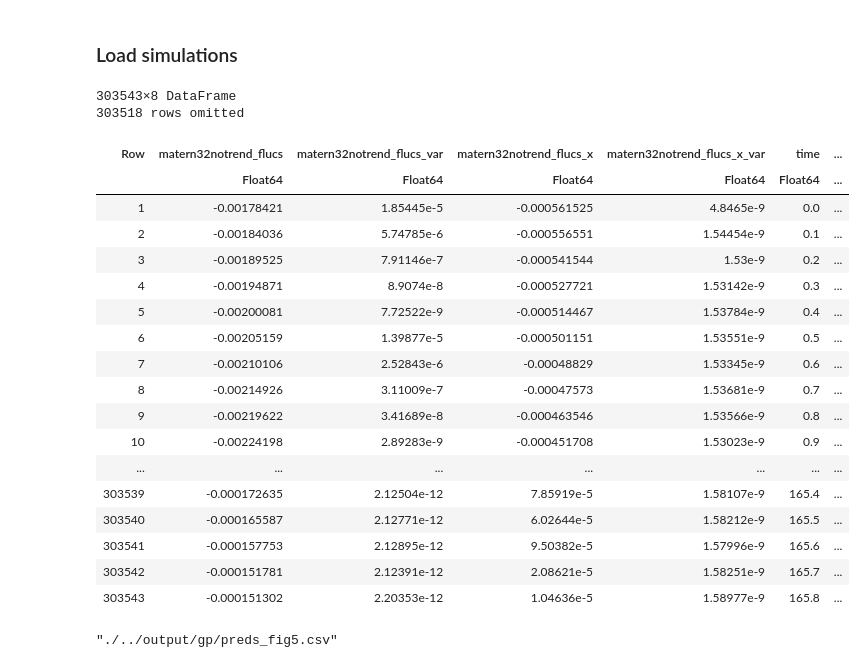
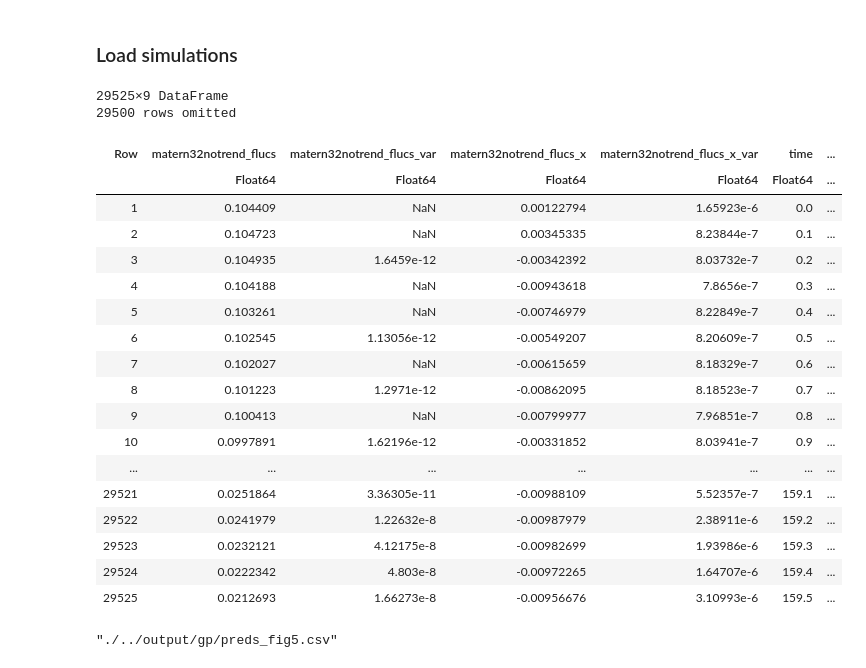
Before and after one commit to elevien/L1210, a Jupyter notebook: notebooks/PAPER_FIG5-msd.ipynb, the cells around one changed output. Drawn from its saved outputs; the diff is of its cells as text; code cells hidden in the pictures.

```diff
--- a/notebooks/PAPER_FIG5-msd.ipynb
+++ b/notebooks/PAPER_FIG5-msd.ipynb
@@ -40,32 +40,32 @@ lineages = unique(data_gp.lineage);
 # %% [markdown]
 ### Load simulations
 # %%
-sims = CSV.read("./../output/sims_models.csv",DataFrame);
-sims_gp = CSV.read("./../output/gp/sims_fig5/preds.csv",DataFrame);
-τ_range = unique(sims.τ);
+sims = CSV.read("./../output/sims_OUfit.csv",DataFrame);
+sims_gp = CSV.read("./../output/gp/sims/preds.csv",DataFrame);
+#τ_range = unique(sims.τ);
 ϕ_range = unique(sims.ϕ);
 sort!(sims_gp,:lineage)
 # %% [output]
-303543×8 DataFrame
-303518 rows omitted
+29525×9 DataFrame
+29500 rows omitted
 | Row | matern32notrend_flucs | matern32notrend_flucs_var | matern32notrend_flucs_x | matern32notrend_flucs_x_var | time | ... |
 |  | Float64 | Float64 | Float64 | Float64 | Float64 | ... |
-| 1 | -0.00178421 | 1.85445e-5 | -0.000561525 | 4.8465e-9 | 0.0 | ... |
-| 2 | -0.00184036 | 5.74785e-6 | -0.000556551 | 1.54454e-9 | 0.1 | ... |
-| 3 | -0.00189525 | 7.91146e-7 | -0.000541544 | 1.53e-9 | 0.2 | ... |
-| 4 | -0.00194871 | 8.9074e-8 | -0.000527721 | 1.53142e-9 | 0.3 | ... |
-| 5 | -0.00200081 | 7.72522e-9 | -0.000514467 | 1.53784e-9 | 0.4 | ... |
-| 6 | -0.00205159 | 1.39877e-5 | -0.000501151 | 1.53551e-9 | 0.5 | ... |
-| 7 | -0.00210106 | 2.52843e-6 | -0.00048829 | 1.53345e-9 | 0.6 | ... |
-| 8 | -0.00214926 | 3.11009e-7 | -0.00047573 | 1.53681e-9 | 0.7 | ... |
-| 9 | -0.00219622 | 3.41689e-8 | -0.000463546 | 1.53566e-9 | 0.8 | ... |
-| 10 | -0.00224198 | 2.89283e-9 | -0.000451708 | 1.53023e-9 | 0.9 | ... |
+| 1 | 0.104409 | NaN | 0.00122794 | 1.65923e-6 | 0.0 | ... |
+| 2 | 0.104723 | NaN | 0.00345335 | 8.23844e-7 | 0.1 | ... |
+| 3 | 0.104935 | 1.6459e-12 | -0.00342392 | 8.03732e-7 | 0.2 | ... |
+| 4 | 0.104188 | NaN | -0.00943618 | 7.8656e-7 | 0.3 | ... |
+| 5 | 0.103261 | NaN | -0.00746979 | 8.22849e-7 | 0.4 | ... |
+| 6 | 0.102545 | 1.13056e-12 | -0.00549207 | 8.20609e-7 | 0.5 | ... |
+| 7 | 0.102027 | NaN | -0.00615659 | 8.18329e-7 | 0.6 | ... |
+| 8 | 0.101223 | 1.2971e-12 | -0.00862095 | 8.18523e-7 | 0.7 | ... |
+| 9 | 0.100413 | NaN | -0.00799977 | 7.96851e-7 | 0.8 | ... |
+| 10 | 0.0997891 | 1.62196e-12 | -0.00331852 | 8.03941e-7 | 0.9 | ... |
 | ... | ... | ... | ... | ... | ... | ... |
-| 303539 | -0.000172635 | 2.12504e-12 | 7.85919e-5 | 1.58107e-9 | 165.4 | ... |
-| 303540 | -0.000165587 | 2.12771e-12 | 6.02644e-5 | 1.58212e-9 | 165.5 | ... |
-| 303541 | -0.000157753 | 2.12895e-12 | 9.50382e-5 | 1.57996e-9 | 165.6 | ... |
-| 303542 | -0.000151781 | 2.12391e-12 | 2.08621e-5 | 1.58251e-9 | 165.7 | ... |
-| 303543 | -0.000151302 | 2.20353e-12 | 1.04636e-5 | 1.58977e-9 | 165.8 | ... |
+| 29521 | 0.0251864 | 3.36305e-11 | -0.00988109 | 5.52357e-7 | 159.1 | ... |
+| 29522 | 0.0241979 | 1.22632e-8 | -0.00987979 | 2.38911e-6 | 159.2 | ... |
+| 29523 | 0.0232121 | 4.12175e-8 | -0.00982699 | 1.93986e-6 | 159.3 | ... |
+| 29524 | 0.0222342 | 4.803e-8 | -0.00972265 | 1.64707e-6 | 159.4 | ... |
+| 29525 | 0.0212693 | 1.66273e-8 | -0.00956676 | 3.10993e-6 | 159.5 | ... |
 # %%
 function map_lineage_col!(d1,d2,name)
     d2[:,name] = vcat(
```
Also changed, not shown: parts of 4 cells of this notebook, 16 other files.
